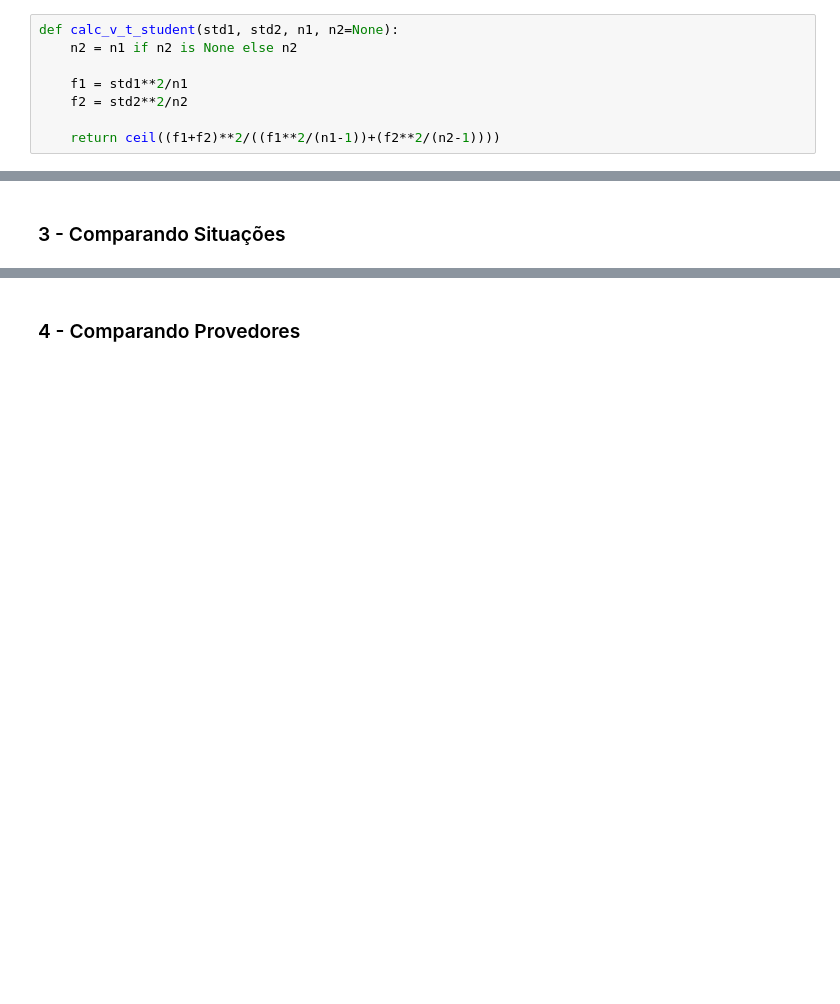
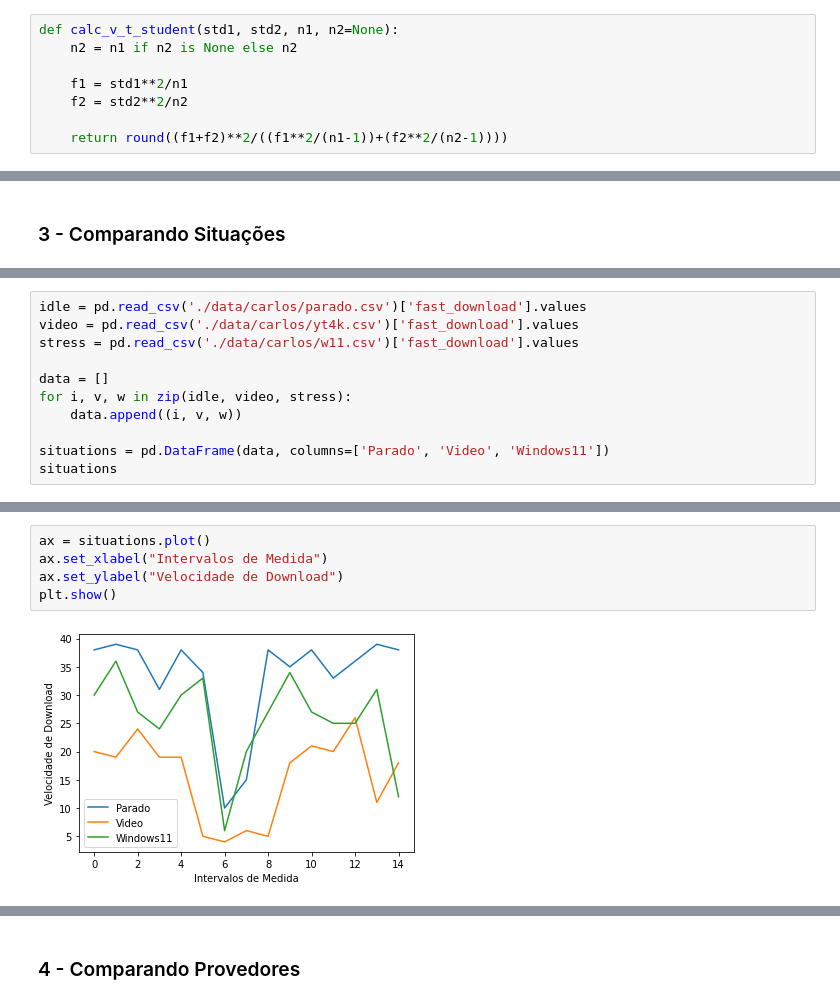
Before and after one commit to erickfigueiredo/experimental-computing, a Jupyter notebook: trab-2/Analise_servico_internet.ipynb, the cells around one changed output, grey strips where cells are left out. Drawn from its saved outputs; the diff is of its cells as text; blank space fills up the shorter version.

```diff
--- a/trab-2/Analise_servico_internet.ipynb
+++ b/trab-2/Analise_servico_internet.ipynb
@@ -27,7 +27,7 @@ def calc_v_t_student(std1, std2, n1, n2=None):
     f1 = std1**2/n1
     f2 = std2**2/n2
 
-    return ceil((f1+f2)**2/((f1**2/(n1-1))+(f2**2/(n2-1))))
+    return round((f1+f2)**2/((f1**2/(n1-1))+(f2**2/(n2-1))))
 # %%
 def calc_confidence_interval_comp(t_student_value, mean1, mean2, std1, std2, n1, n2=None):
     n2 = n1 if n2 is None else n2
@@ -315,0 +257,11 @@ Fazendo Download da ISO do W11
+# %%
+idle = pd.read_csv('./data/carlos/parado.csv')['fast_download'].values
+video = pd.read_csv('./data/carlos/yt4k.csv')['fast_download'].values
+stress = pd.read_csv('./data/carlos/w11.csv')['fast_download'].values
+
+data = []
+for i, v, w in zip(idle, video, stress):
+    data.append((i, v, w))
+
+situations = pd.DataFrame(data, columns=['Parado', 'Video', 'Windows11'])
+situations
@@ -315,0 +285,7 @@ Fazendo Download da ISO do W11
+# %%
+ax = situations.plot()
+ax.set_xlabel("Intervalos de Medida")
+ax.set_ylabel("Velocidade de Download")
+plt.show()
+# %% [output]
+[figure, added]
```
Also changed, not shown: parts of 40 cells of this notebook.
